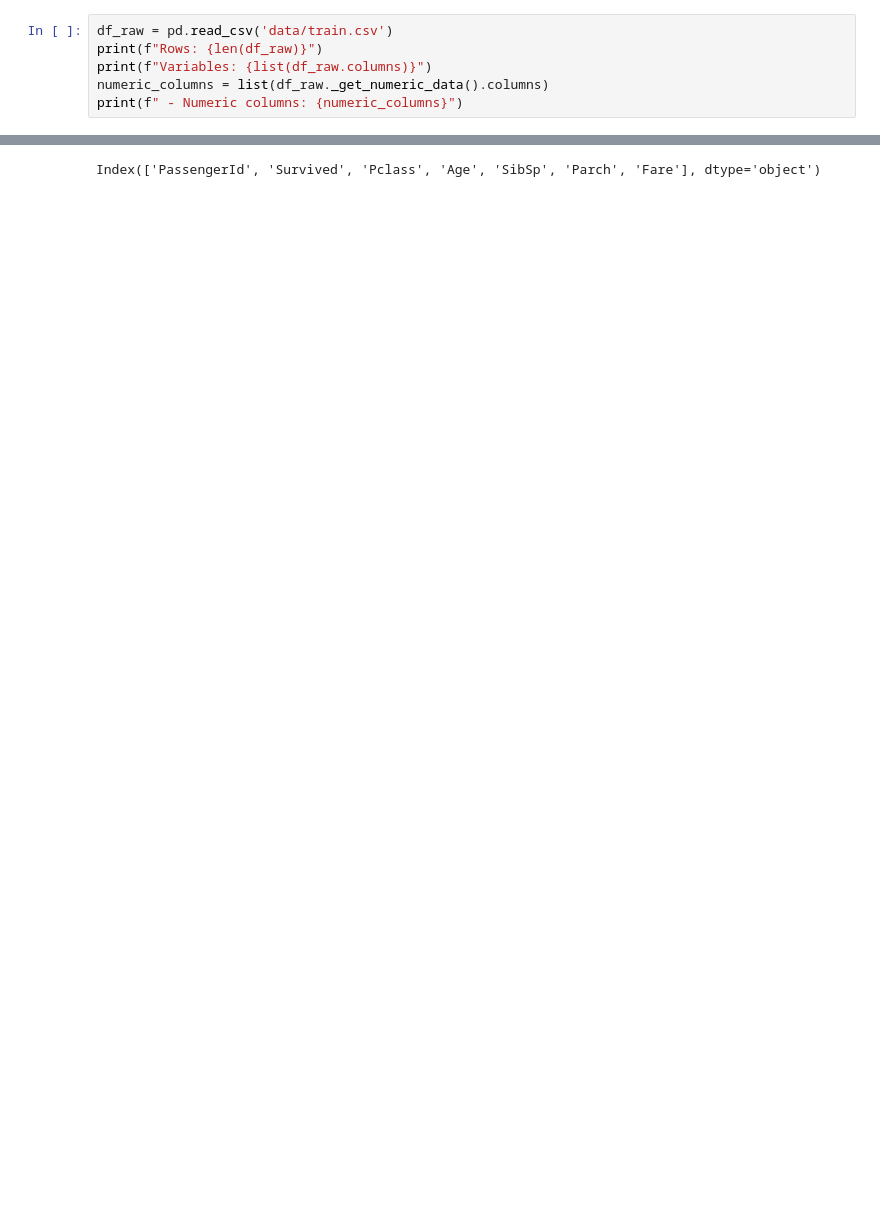
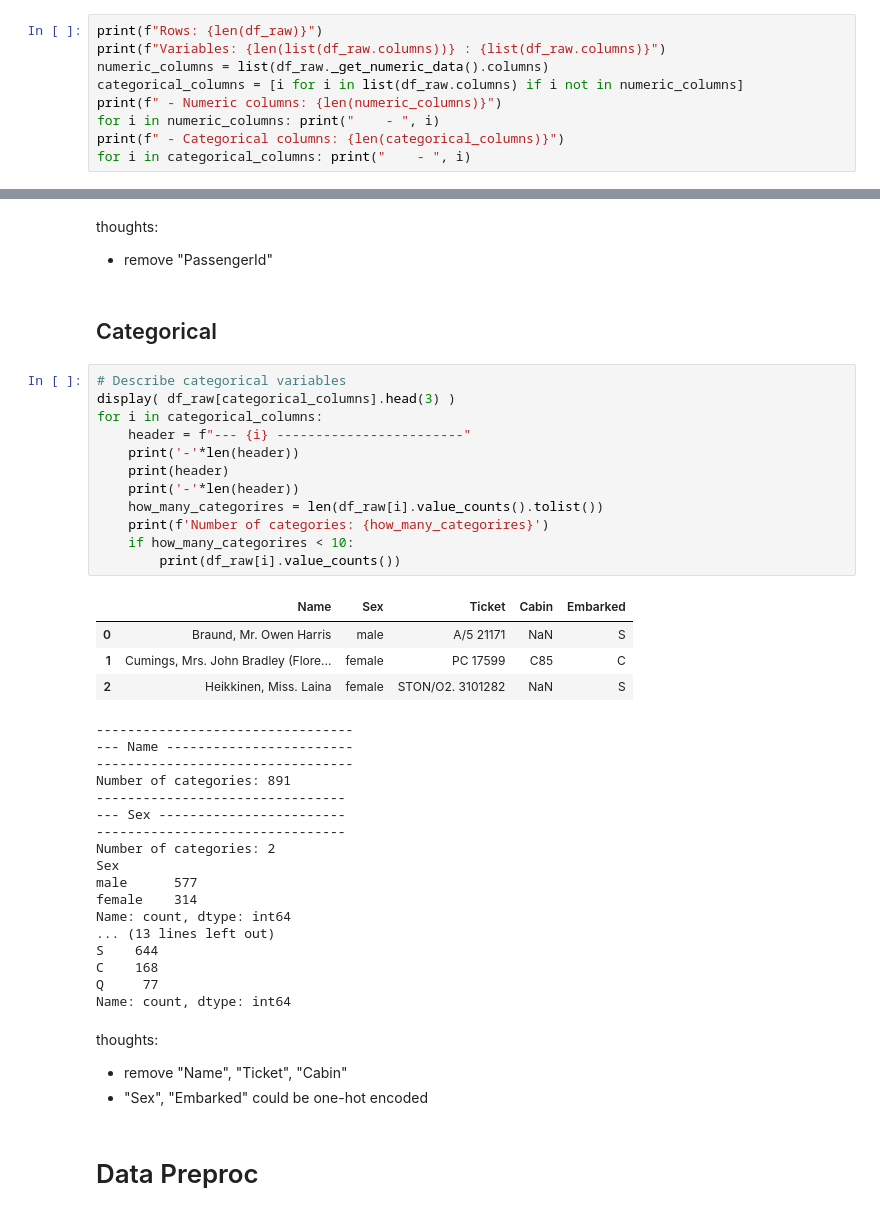
Before and after one commit to EvgeniiZorin/ML_predict-Titanic-passenger-mortality, a Jupyter notebook: 250416_main.ipynb, the cells around one changed output, grey strips where cells are left out. Cells and saved outputs as stored; diff of their text form; blank space fills up the shorter version.

```diff
--- a/250416_main.ipynb
+++ b/250416_main.ipynb
@@ -8,8 +64,11 @@ import pandas as pd
 # %%
-df_raw = pd.read_csv('data/train.csv')
 print(f"Rows: {len(df_raw)}")
-print(f"Variables: {list(df_raw.columns)}")
+print(f"Variables: {len(list(df_raw.columns))} : {list(df_raw.columns)}")
 numeric_columns = list(df_raw._get_numeric_data().columns)
-print(f" - Numeric columns: {numeric_columns}")
+categorical_columns = [i for i in list(df_raw.columns) if i not in numeric_columns]
+print(f" - Numeric columns: {len(numeric_columns)}")
+for i in numeric_columns: print("    - ", i)
+print(f" - Categorical columns: {len(categorical_columns)}")
+for i in categorical_columns: print("    - ", i)
 # %% [output]
 Rows: 891
@@ -22,4 +107,46 @@ df_raw.hist(figsize=(9,8));
 [figure]
+# %% [markdown]
+thoughts:
+- remove "PassengerId"
+# %% [markdown]
+## Categorical
 # %%
+# Describe categorical variables
+display( df_raw[categorical_columns].head(3) )
+for i in categorical_columns:
+    header = f"--- {i} ------------------------"
+    print('-'*len(header))
+    print(header)
+    print('-'*len(header))
+    how_many_categorires = len(df_raw[i].value_counts().tolist())
+    print(f'Number of categories: {how_many_categorires}')
+    if how_many_categorires < 10:
+        print(df_raw[i].value_counts())
 # %% [output]
+|  | Name | Sex | Ticket | Cabin | Embarked |
+| 0 | Braund, Mr. Owen Harris | male | A/5 21171 | NaN | S |
+| 1 | Cumings, Mrs. John Bradley (Flore... | female | PC 17599 | C85 | C |
+| 2 | Heikkinen, Miss. Laina | female | STON/O2. 3101282 | NaN | S |
-Index(['PassengerId', 'Survived', 'Pclass', 'Age', 'SibSp', 'Parch', 'Fare'], dtype='object')
+---------------------------------
+--- Name ------------------------
+---------------------------------
+Number of categories: 891
+--------------------------------
+--- Sex ------------------------
+--------------------------------
+Number of categories: 2
+Sex
+male      577
+female    314
+Name: count, dtype: int64
+... (13 lines left out)
+S    644
+C    168
+Q     77
+Name: count, dtype: int64
+# %% [markdown]
+thoughts:
+- remove "Name", "Ticket", "Cabin"
+- "Sex", "Embarked" could be one-hot encoded
+# %% [markdown]
+# Data Preproc
```
Also changed, not shown: parts of 40 cells of this notebook, 6 other files.
